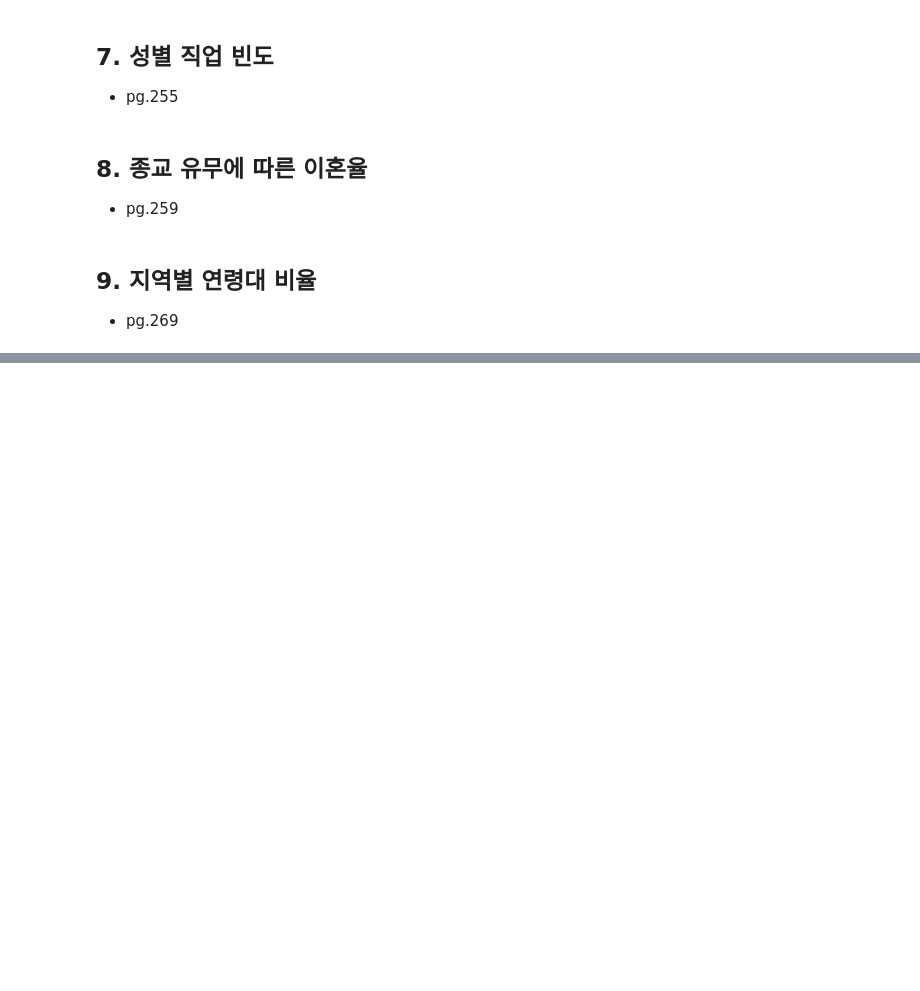
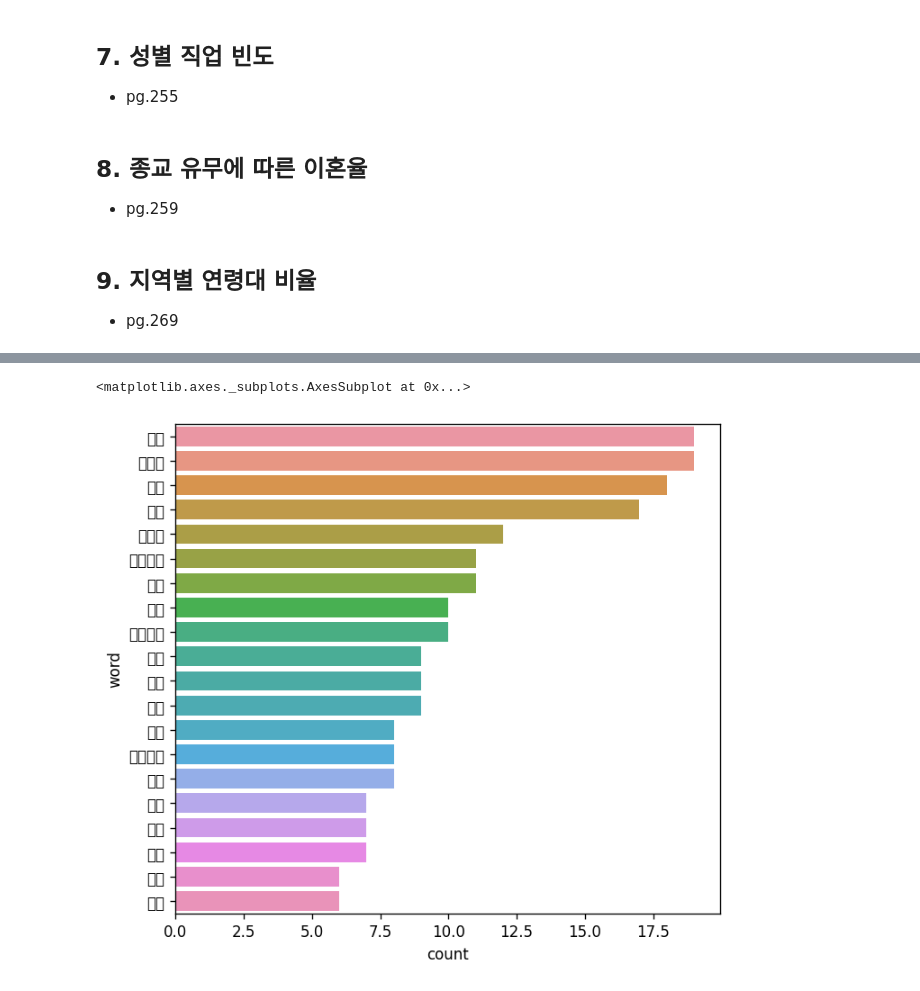
Before and after one commit to seon0415/weit, a Jupyter notebook: 위아이티0213.ipynb, the cells around one changed output, grey strips where cells are left out. Saved outputs shown, nothing was run; the diff lists cells and outputs as text; code cells hidden in the pictures; blank space fills up the shorter version.

```diff
--- a/위아이티0213.ipynb
+++ b/위아이티0213.ipynb
@@ -1016,0 +1014,18 @@ df_word=df_word.groupby('word', as_index=False)\
+# %%
+import pandas as pd
+
+nouns=hannanum.nouns(moon)
+df_word=pd.DataFrame({'word':nouns})
+
+#단어 빈도표 만들기
+df_word['len']=df_word['word'].str.len()
+
+#두글자 이상 단어만 남기기
+df_word=df_word.query('len >=2')
+
+#단어 빈도 구하기
+df_word=df_word.groupby('word', as_index=False)\
+                .agg(count=('word','count'))\
+                .sort_values('count', ascending=False)
+
+df_word
@@ -1017,16 +1046,19 @@ df_word=df_word.groupby('word', as_index=False)\
 # %%
 #단어 빈도 막대그래프
 top20= df_word.head(20)
 top20
 
 import seaborn as sns
 import matplotlib.pyplot as plt
 
 plt.rcParams.update({'font.family': 'Malgun Gothic',   #한글 폰트
                      'figure.dpi': '120',              #해상도
                      'figure.figsize': [6.5, 6]})      #가로 세로 크기
 
-sns.barplot(data=top20, y='word', x='n')
+sns.barplot(data=top20, y='word', x='count')
+# %% [output]
+<matplotlib.axes._subplots.AxesSubplot at 0x...>
+[figure, added]
 # %%
 pip install wordcloud
 # %%
```
Also changed, not shown: parts of 24 cells of this notebook.
